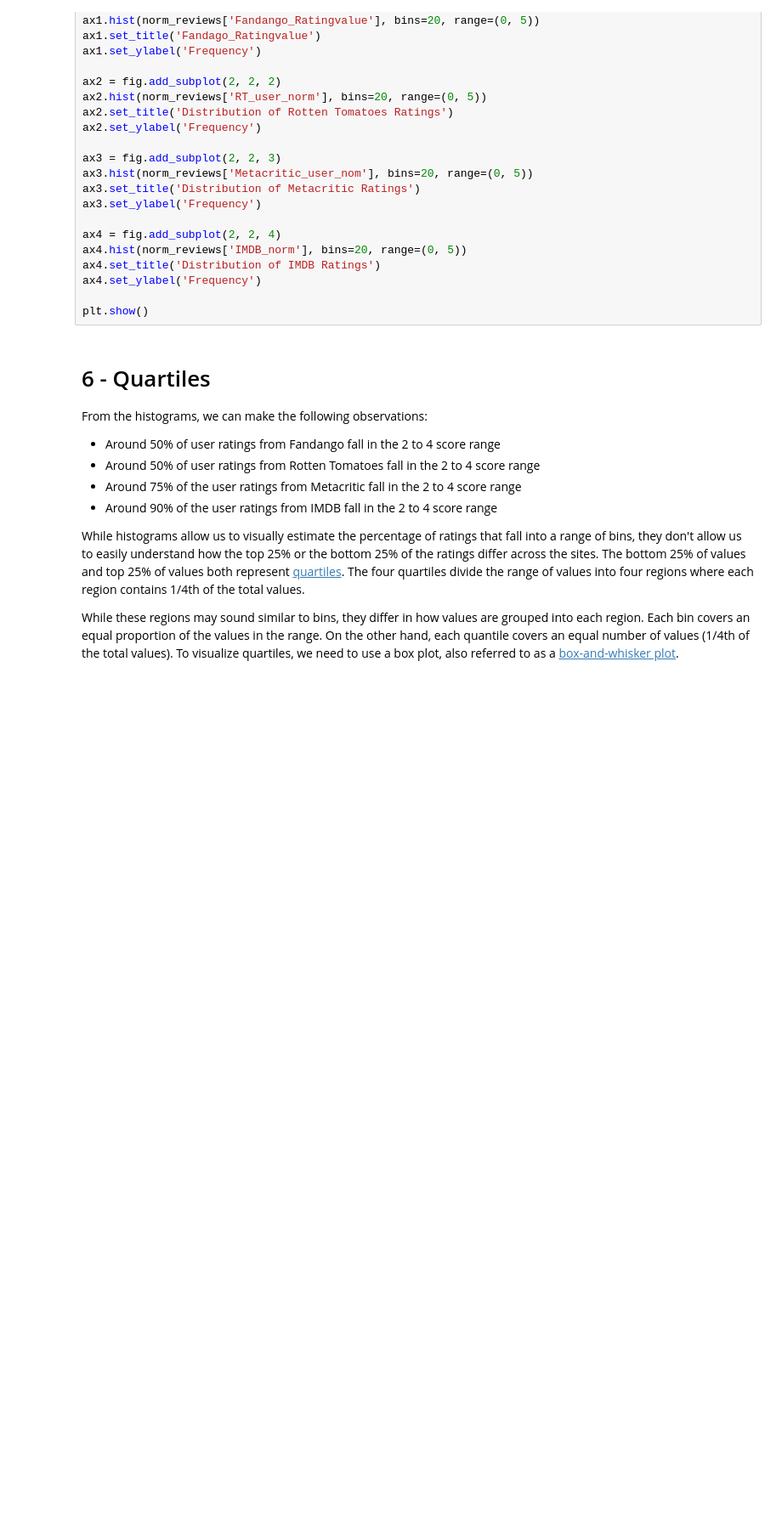
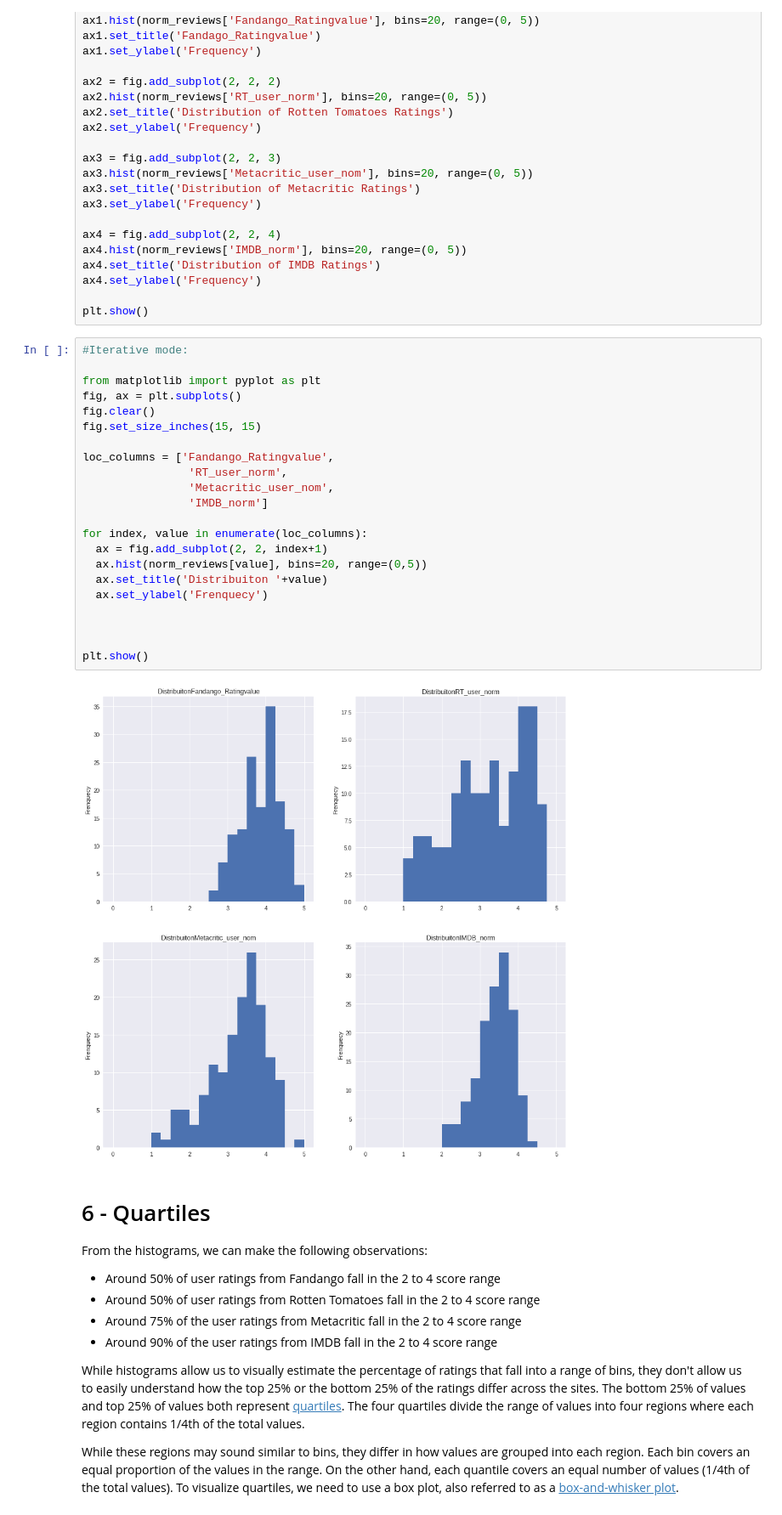
Before and after one commit to carvalheirafc/imd0033_2018_2, a Jupyter notebook: aula14/Lesson_14_Histogram_and_Boxplot.ipynb, the cells around one changed output. Shown at 85% size. Saved outputs shown, nothing was run; the diff lists cells and outputs as text; blank space fills up the shorter version.

```diff
--- a/aula14/Lesson_14_Histogram_and_Boxplot.ipynb
+++ b/aula14/Lesson_14_Histogram_and_Boxplot.ipynb
@@ -233,6 +233,30 @@ ax4.set_title('Distribution of IMDB Ratings')
 ax4.set_ylabel('Frequency')
 
 plt.show()
+# %%
+#Iterative mode:
+
+from matplotlib import pyplot as plt
+fig, ax = plt.subplots()
+fig.clear()
+fig.set_size_inches(15, 15)
+
+loc_columns = ['Fandango_Ratingvalue',
+                'RT_user_norm',
+                'Metacritic_user_nom',
+                'IMDB_norm']
+
+for index, value in enumerate(loc_columns):
+  ax = fig.add_subplot(2, 2, index+1)
+  ax.hist(norm_reviews[value], bins=20, range=(0,5))
+  ax.set_title('Distribuiton '+value)
+  ax.set_ylabel('Frenquecy')
+
+
+
+plt.show()
+# %% [output]
+[figure, added]
 # %% [markdown]
 # 6 - Quartiles
 
```
